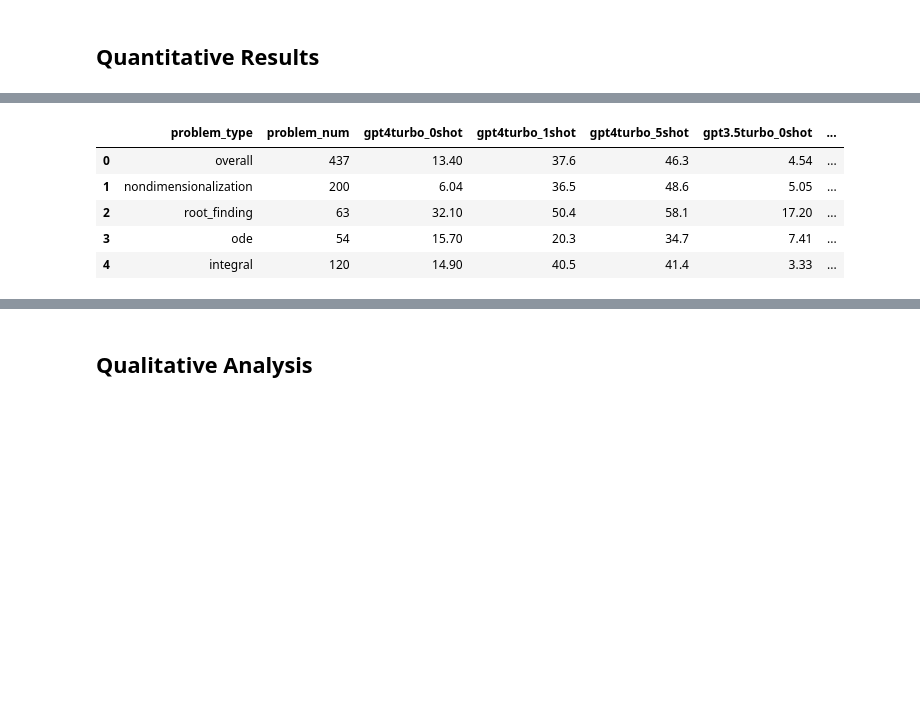
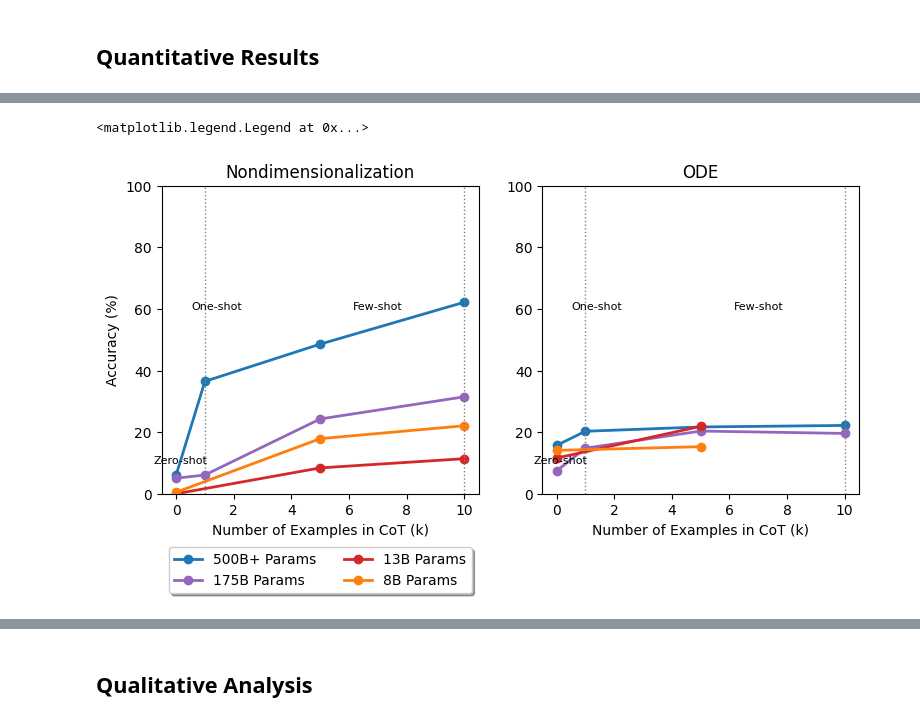
Before and after one commit to sarahmart/HARDMath, a Jupyter notebook: evaluation/paper_plotting.ipynb, the cells around one changed output, grey strips where cells are left out. Cells and saved outputs as stored; diff of their text form; code cells hidden in the pictures; blank space fills up the shorter version.

```diff
--- a/evaluation/paper_plotting.ipynb
+++ b/evaluation/paper_plotting.ipynb
@@ -141,14 +47,68 @@ plt.show()
+# %%
+# Nondim
+# Given x values
+x1 = np.array([0, 1, 5, 10])  # X-axis: Number of Examples in Context (K)
+x2 = np.array([0, 5, 10])
+# Sample y data
+y1 = evalsum_df.iloc[1,2:6]  # Y-axis: Accuracy (%) for 500+B Params (with prompt)
+y2 = evalsum_df.iloc[1,6:10]  # Y-axis: Accuracy (%) for 175B Params (with prompt)
+y3 = evalsum_df.iloc[1,10:13]   # Y-axis: Accuracy (%) for 8B Params (with prompt)
+y4 = evalsum_df.iloc[1,13:16]   # Y-axis: Accuracy (%) for 13B Params (with prompt)
+
+z1 = evalsum_df.iloc[3,2:6]  # Y-axis: Accuracy (%) for 500+B Params (with prompt)
+z2 = evalsum_df.iloc[3,6:10]  # Y-axis: Accuracy (%) for 175B Params (with prompt)
+z3 = evalsum_df.iloc[3,10:13]   # Y-axis: Accuracy (%) for 8B Params (with prompt)
+z4 = evalsum_df.iloc[3,13:16]   # Y-axis: Accuracy (%) for 13B Params (with prompt)
+
+
+# Plotting
+fig, ax= plt.subplots(1, 2, figsize=(9, 4))
+
+ax[0].plot(x1, y1, label='500B+ Params', color='tab:blue', marker = 'o',linewidth=2)
+ax[0].plot(x1, y2, label='175B Params', color='tab:purple', marker = 'o',linewidth=2)
+ax[0].plot(x2, y4, label='13B Params', color='tab:red', marker = 'o',linewidth=2)
+ax[0].plot(x2, y3, label='8B Params', color='tab:orange', marker = 'o',linewidth=2)
+ax[1].plot(x1, z1, label='500B+ Params', color='tab:blue', marker = 'o',linewidth=2)
+ax[1].plot(x1, z2, label='175B Params', color='tab:purple', marker = 'o',linewidth=2)
+ax[1].plot(x2, z3, label='13B Params', color='tab:red', marker = 'o',linewidth=2)
+ax[1].plot(x2, z4, label='8B Params', color='tab:orange', marker = 'o',linewidth=2)
+#plt.plot(x, y1_no_prompt, '--', color='tab:purple', linewidth=1.5)
+#plt.plot(x, y2_no_prompt, '--', color='tab:orange', linewidth=1.5)
+#plt.plot(x, y3_no_prompt, '--', color='tab:red', linewidth=1.5)
+
+# Annotations for Zero-shot, One-shot, Few-shot
+for i in range(2):
+    ax[i].text(0.15, 10, 'Zero-shot', ha='center', fontsize=8)
+    ax[i].text(1.4, 60, 'One-shot', ha='center', fontsize=8)
+    ax[i].text(7, 60, 'Few-shot', ha='center', fontsize=8)
+    ax[i].axvline(x=1, color='gray', linestyle=':', linewidth=1)
+    ax[i].axvline(x=10, color='gray', linestyle=':', linewidth=1)
+
+
+
+
+# Labels and Titles
+ax[0].set_xlabel('Number of Examples in CoT (k)')
+ax[1].set_xlabel('Number of Examples in CoT (k)')
+ax[0].set_ylabel('Accuracy (%)')
+ax[0].set_title('Nondimensionalization')
+ax[1].set_title('ODE')
+#plt.xscale('log')
+#plt.xticks([0.1, 1, 5, 10], labels=['0', '1', '5', '10'])  # Custom x-ticks
+ax[0].set_ylim([0, 100])
+ax[1].set_ylim([0, 100])
+
+# Legend
+ax[0].legend(loc='upper center', bbox_to_anchor=(0.5, -0.15),
+          fancybox=True, shadow=True, ncol=2)
+
+# Display the plot
+#plt.show()
+# %% [output]
+<matplotlib.legend.Legend at 0x...>
+[figure, added]
 # %%
 # TODO: add comparison line with the CoT paper
-# %%
-evalsum_df
-# %% [output]
-|  | problem_type | problem_num | gpt4turbo_0shot | gpt4turbo_1shot | gpt4turbo_5shot | gpt3.5turbo_0shot | ... |
-| 0 | overall | 437 | 13.40 | 37.6 | 46.3 | 4.54 | ... |
-| 1 | nondimensionalization | 200 | 6.04 | 36.5 | 48.6 | 5.05 | ... |
-| 2 | root_finding | 63 | 32.10 | 50.4 | 58.1 | 17.20 | ... |
-| 3 | ode | 54 | 15.70 | 20.3 | 34.7 | 7.41 | ... |
-| 4 | integral | 120 | 14.90 | 40.5 | 41.4 | 3.33 | ... |
 # %%
 
 # Data
```
Also changed, not shown: parts of 7 cells of this notebook, 15 other files.
